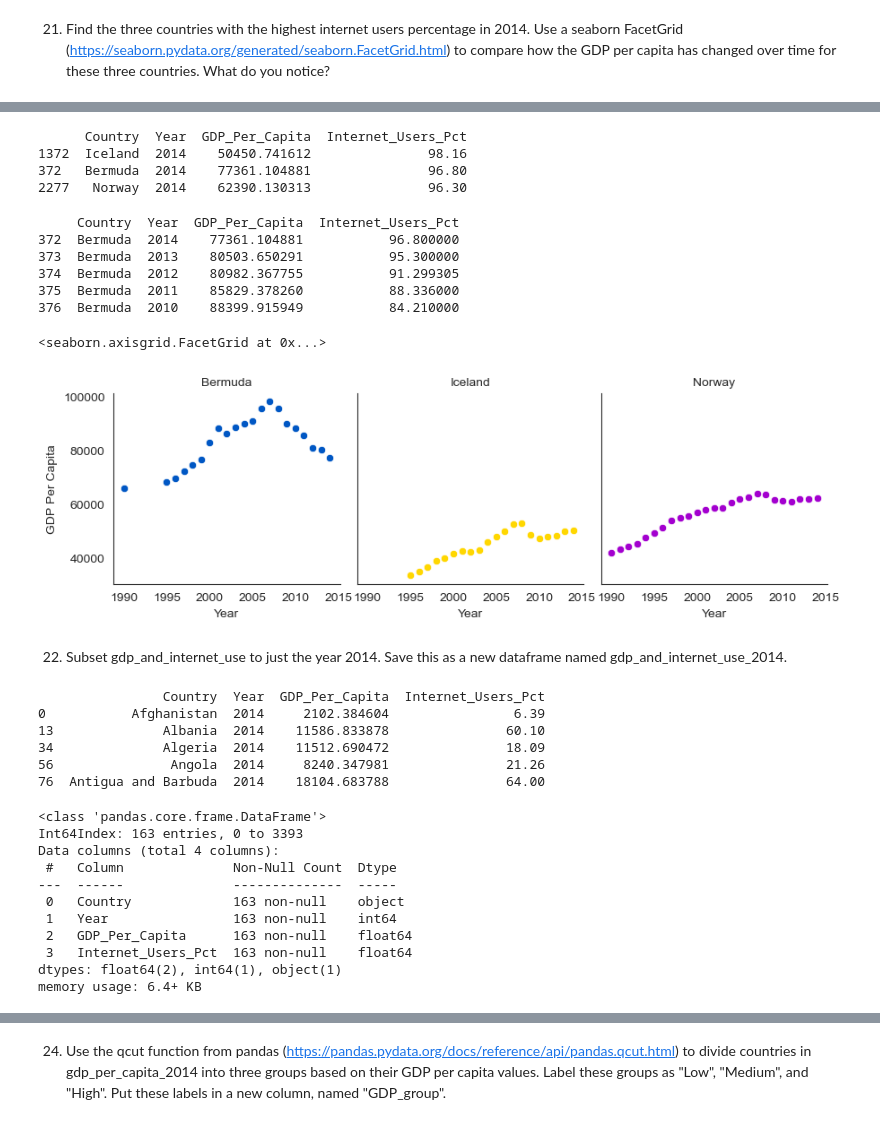
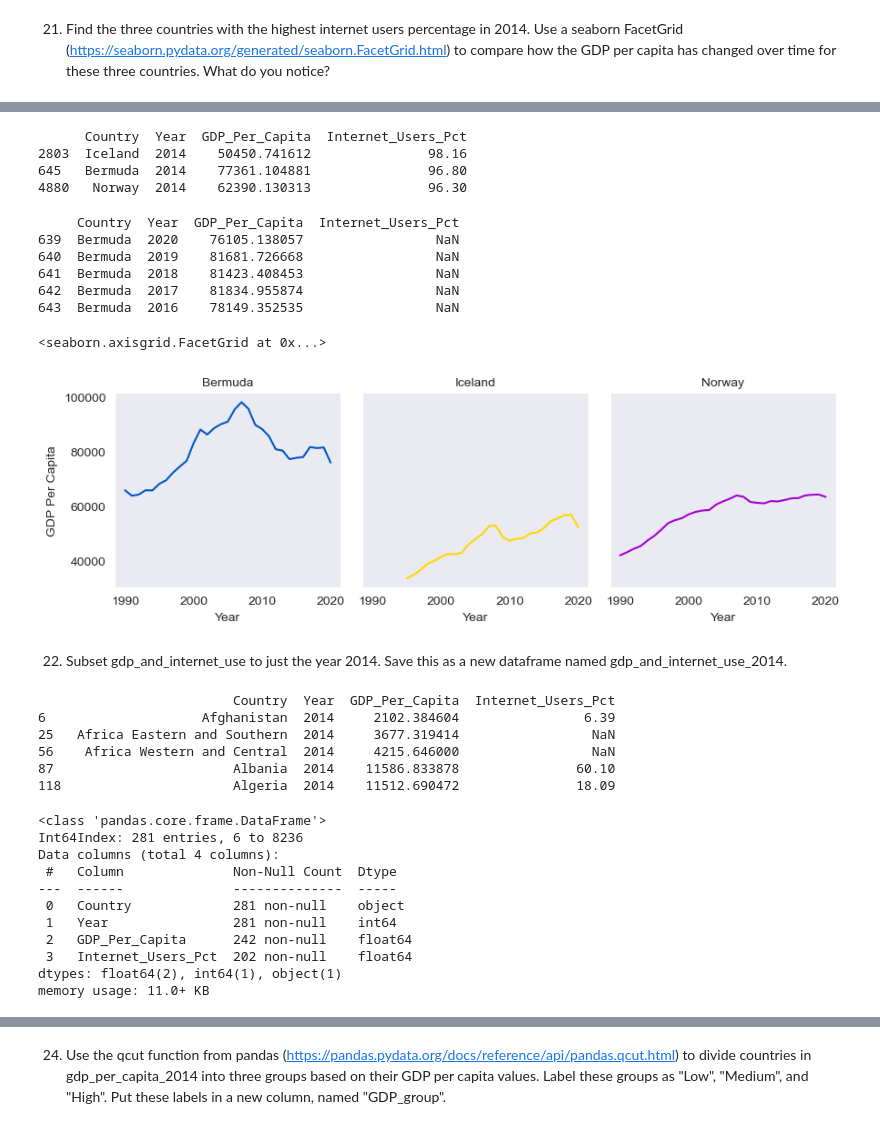
Before and after one commit to NSS-Data-Analytics-Cohort-8/gdp-and-internet-usage-melaniewesson, a Jupyter notebook: notebooks/un_project.ipynb, the cells around one changed output, grey strips where cells are left out. Cells and saved outputs as stored; diff of their text form; code cells hidden in the pictures.

```diff
--- a/notebooks/un_project.ipynb
+++ b/notebooks/un_project.ipynb
@@ -483,7 +405,7 @@ memory usage: 105.5+ KB
 # %% [markdown]
 20. Merge the two DataFrames to one. Do this in a way that keeps all rows from each of the two DataFrames. Call the new DataFrame gdp_and_internet_use. Look at the first and last few rows to confirm that it merged correctly.
 # %%
-gdp_and_internet_use = gdp_df.merge(internet_df, how='inner')
+gdp_and_internet_use = gdp_df.merge(internet_df, how='outer')
 print(gdp_and_internet_use.head(10))
 print(gdp_and_internet_use.tail())
 # %% [output]
@@ -537,54 +443,52 @@ top_3_2014 = gdp_and_internet_use_2014.sort_values('Internet_Users_Pct', ascendi
 print(top_3_2014)
 # %% [output]
       Country  Year  GDP_Per_Capita  Internet_Users_Pct
-1372  Iceland  2014    50450.741612               98.16
-372   Bermuda  2014    77361.104881               96.80
-2277   Norway  2014    62390.130313               96.30
+2803  Iceland  2014    50450.741612               98.16
+645   Bermuda  2014    77361.104881               96.80
+4880   Norway  2014    62390.130313               96.30
-# %%
-sns.set_style('white')
 # %%
 top3 = gdp_and_internet_use.loc[(gdp_and_internet_use['Country'] == 'Iceland') | (gdp_and_internet_use['Country'] == 'Bermuda') | (gdp_and_internet_use['Country'] == 'Norway')]
 print(top3.head())
 # %% [output]
      Country  Year  GDP_Per_Capita  Internet_Users_Pct
-372  Bermuda  2014    77361.104881           96.800000
-373  Bermuda  2013    80503.650291           95.300000
-374  Bermuda  2012    80982.367755           91.299305
-375  Bermuda  2011    85829.378260           88.336000
-376  Bermuda  2010    88399.915949           84.210000
+639  Bermuda  2020    76105.138057                 NaN
+640  Bermuda  2019    81681.726668                 NaN
+641  Bermuda  2018    81423.408453                 NaN
+642  Bermuda  2017    81834.955874                 NaN
+643  Bermuda  2016    78149.352535                 NaN
 # %%
 top3_graph = sns.FacetGrid(top3, col='Country', hue='Country', palette='prism')
-top3_graph.map_dataframe(sns.scatterplot, x="Year",  y="GDP_Per_Capita")
+top3_graph.map_dataframe(sns.lineplot, x="Year",  y="GDP_Per_Capita")
 top3_graph.set_axis_labels('Year', 'GDP Per Capita')
 top3_graph.set_titles(col_template='{col_name}')
 # %% [output]
 <seaborn.axisgrid.FacetGrid at 0x...>
-[figure, old version]
+[figure, new version]
 # %% [markdown]
 22. Subset gdp_and_internet_use to just the year 2014. Save this as a new dataframe named gdp_and_internet_use_2014.
 # %%
 print(gdp_and_internet_use_2014.head())
 # %% [output]
-                Country  Year  GDP_Per_Capita  Internet_Users_Pct
-0           Afghanistan  2014     2102.384604                6.39
-13              Albania  2014    11586.833878               60.10
-34              Algeria  2014    11512.690472               18.09
-56               Angola  2014     8240.347981               21.26
-76  Antigua and Barbuda  2014    18104.683788               64.00
+                         Country  Year  GDP_Per_Capita  Internet_Users_Pct
+6                    Afghanistan  2014     2102.384604                6.39
+25   Africa Eastern and Southern  2014     3677.319414                 NaN
+56    Africa Western and Central  2014     4215.646000                 NaN
+87                       Albania  2014    11586.833878               60.10
+118                      Algeria  2014    11512.690472               18.09
 # %%
 gdp_and_internet_use_2014.info()
 # %% [output]
 <class 'pandas.core.frame.DataFrame'>
-Int64Index: 163 entries, 0 to 3393
+Int64Index: 281 entries, 6 to 8236
 Data columns (total 4 columns):
  #   Column              Non-Null Count  Dtype
 ---  ------              --------------  -----
- 0   Country             163 non-null    object
- 1   Year                163 non-null    int64
- 2   GDP_Per_Capita      163 non-null    float64
- 3   Internet_Users_Pct  163 non-null    float64
+ 0   Country             281 non-null    object
+ 1   Year                281 non-null    int64
+ 2   GDP_Per_Capita      242 non-null    float64
+ 3   Internet_Users_Pct  202 non-null    float64
 dtypes: float64(2), int64(1), object(1)
-memory usage: 6.4+ KB
+memory usage: 11.0+ KB
 # %%
 sns.set_style('dark')
 # %%
```
Also changed, not shown: parts of 30 cells of this notebook, 1 other file.
